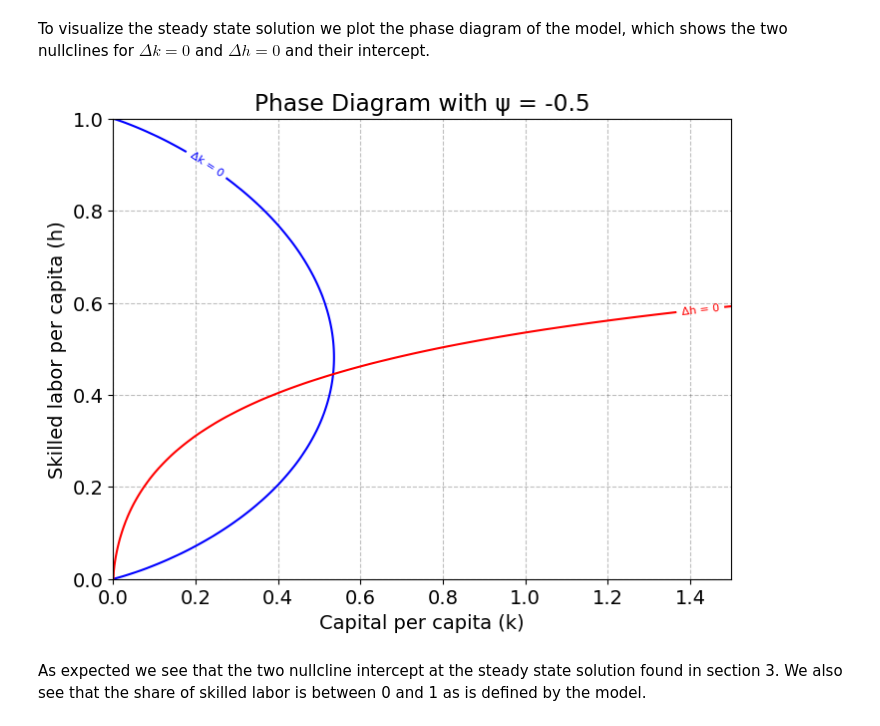
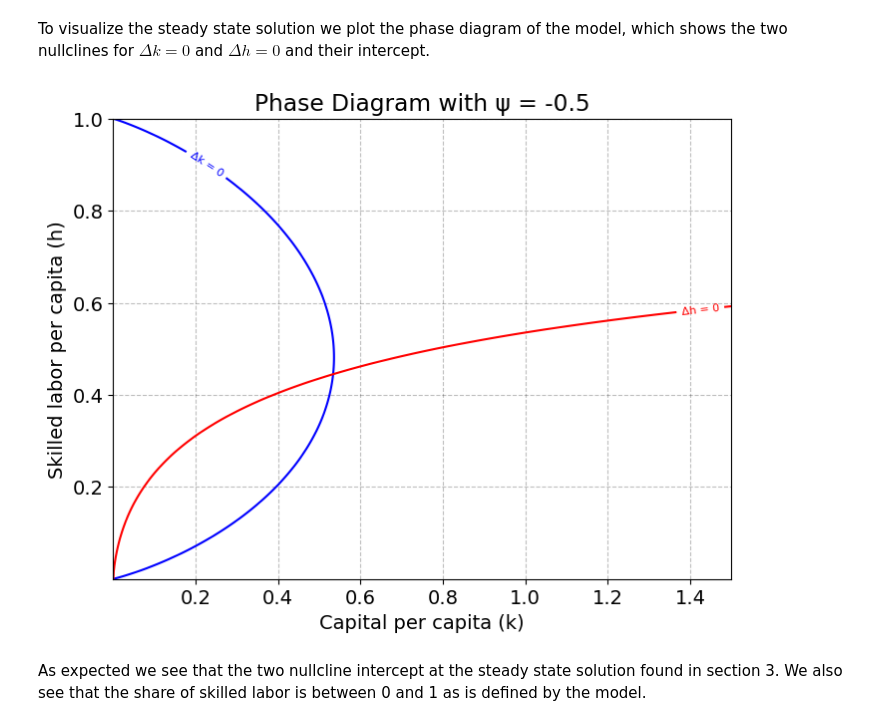
Before and after one commit to NumEconCopenhagen/projects-2024-flation, a Jupyter notebook: modelproject/Model.ipynb, the cells around one changed output. Saved outputs shown, nothing was run; the diff lists cells and outputs as text; code cells hidden in the pictures.

```diff
--- a/modelproject/Model.ipynb
+++ b/modelproject/Model.ipynb
@@ -53,7 +55,7 @@ $$ Y_t = k_t^{\alpha}\left( (A^H L_t^H)^{\psi} +(A^L L_t^L)^{\psi}  \right)^{\fr
 # %% [markdown]
 We start by defining the object model, which is the described Solow Model with both high and low skilled labor inputs. The described parameters are set to what we deem realistic values. We set psi manually as we later wish to illustrate how changing the parameter affects the steady state solution.
 # %%
-model = OliCarl(alpha=0.3, s_k=0.3, s_h=0.25, s_m = 0.1, delta=0.1, A_H=1.0, A_L=0.8, theta = 0.5, eta = -0.5)
+model = Model(alpha=0.3, s_k=0.3, s_h=0.25, s_m = 0.1, delta=0.1, A_H=1.0, A_L=0.8, theta = 0.5, eta = -0.5)
 # %% [markdown]
 We then compute the steady state values for both capital and the share of skilled labor using the class method find_steady_state(). All the code needed to execute the solution can be found in the methods compute_equilibrium and find_steady_state in the .py file.
 # %%
@@ -70,10 +73,13 @@ Steady state skilled labor per capita: 0.4449
 # %% [markdown]
 To visualize the steady state solution we plot the phase diagram of the model, which shows the two nullclines for $\Delta k = 0$ and $\Delta h = 0$ and their intercept.
 # %%
-k_range = np.linspace(0, 1.5, 1000) ; h_range = np.linspace(0, 1, 1000)
+# Ranges for plot
+k_range = np.linspace(1e-06, 1.5, 1000) ; h_range = np.linspace(1e-06, 1, 1000)
+
+# Function to model the phase diagram
 model.plot_phase_diagram(k_range, h_range, psi = -0.5)
 # %% [output]
-[figure, old version]
+[figure, new version]
 # %% [markdown]
 As expected we see that the two nullcline intercept at the steady state solution found in section 3. We also see that the share of skilled labor is between 0 and 1 as is defined by the model.
 # %% [markdown]
```
Also changed, not shown: parts of 7 cells of this notebook, 4 other files.
